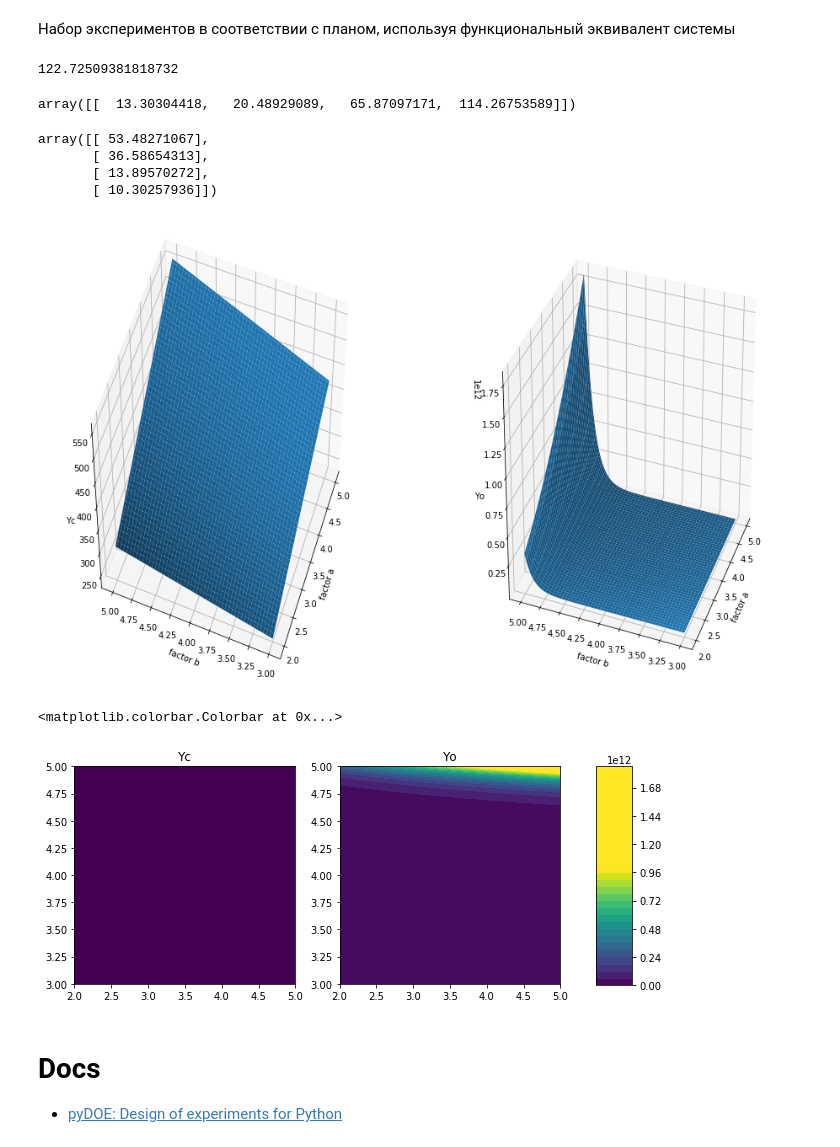
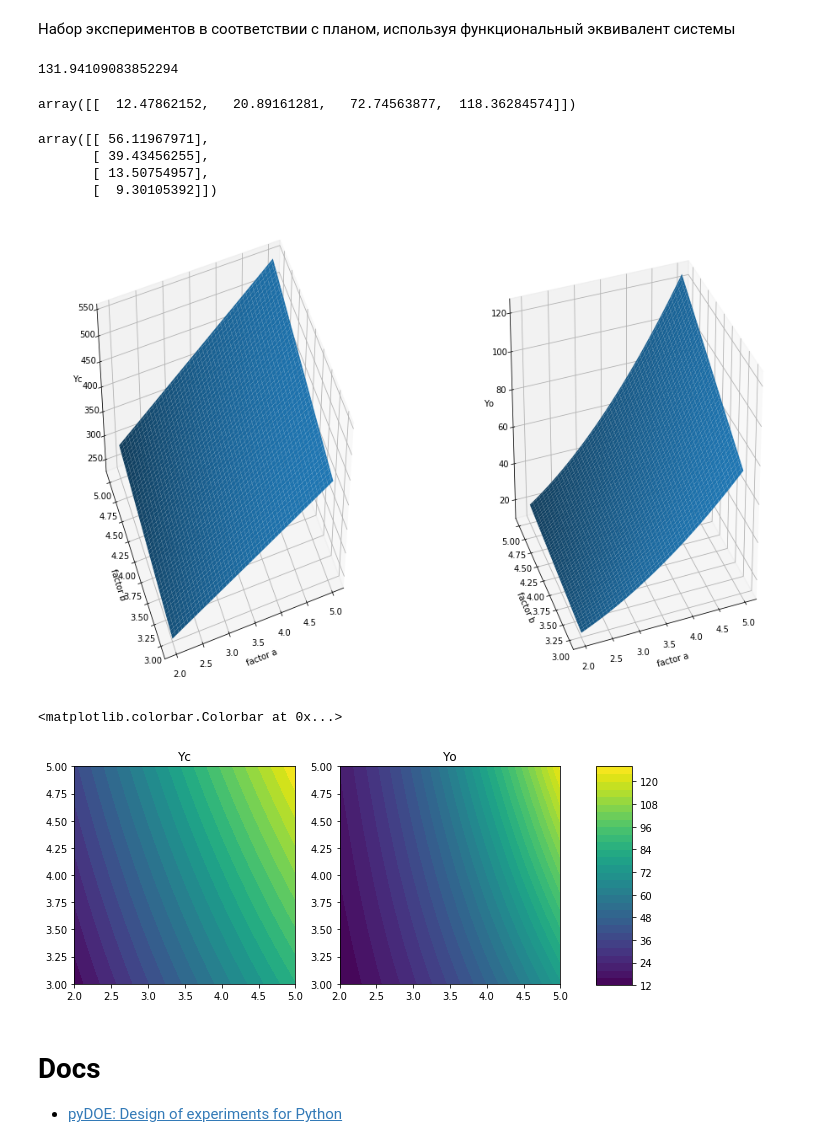
Before and after one commit to tandav/vsu-tasks, a Jupyter notebook: systems-analisys/lab-1.ipynb, the cells around one changed output. Drawn from its saved outputs; the diff is of its cells as text; code cells hidden in the pictures.

```diff
--- a/systems-analisys/lab-1.ipynb
+++ b/systems-analisys/lab-1.ipynb
@@ -95,7 +95,8 @@ def fracfact(gen):
         H[:, R2] *= -1
 
     # Return the fractional factorial design
-    return H
+#     return H
+    return np.array([[-1, -1,  1], [-1,  1, -1], [ 1, -1, -1], [ 1,  1,  1]])
 # %% [markdown]
 # Стратегическое планирование
 # %%
@@ -106,11 +107,5 @@ N = 2**nf
 # %%
 # формирование дробного двухуровневого плана эксперимента для учета взаимодействий
 frac_plan = fracfact('a b ab')
-frac_plan = np.array([[-1, -1,  1],
-                      [-1,  1, -1],
-                      [ 1, -1, -1],
-                      [ 1,  1,  1]])
-fictfact = np.ones((N, 1))
-X = np.hstack((fictfact, frac_plan)).T
-X
+frac_plan
 # %% [output]
@@ -145,7 +150,7 @@ print(t_сr, ne)
 # def systemeqv(a, b):
 #     return a + b * np.random.normal()
 
-def systemeqv(b, c, n=1):
+def systemeqv(b, c):
     '''erlang'''
     rand_list = np.random.random(int(c))
     return -b * np.log(np.prod(rand_list))
@@ -158,7 +160,7 @@ for a, b in frac_exp:
 dx = np.var(u)
 dx
 # %% [output]
-122.72509381818732
+131.94109083852294
 # %%
 # цикл по совокупности экспериментов стратегического плана
 Y = np.zeros((1, N))
@@ -167,27 +169,24 @@ for i, (a, b) in enumerate(frac_exp):
     Y[0, i] = np.var(u) # Оценка дисперсии реакции
 Y
 # %% [output]
-array([[  13.30304418,   20.48929089,   65.87097171,  114.26753589]])
+array([[  12.47862152,   20.89161281,   72.74563877,  118.36284574]])
 # %%
 # определение коэффициентов регрессии
 C = np.dot(X, X.T)
 b_ = np.linalg.multi_dot([np.linalg.inv(C), X, Y.T])
 b_
 # %% [output]
-array([[ 53.48271067],
-       [ 36.58654313],
-       [ 13.89570272],
-       [ 10.30257936]])
+array([[ 56.11967971],
+       [ 39.43456255],
+       [ 13.50754957],
+       [  9.30105392]])
 # %%
 A = np.linspace(minf[0], maxf[0], 100)
 B = np.linspace(minf[1], maxf[1], 100)
 x, y = np.meshgrid(A, B)
 Yc = b_[0] + b_[1]*x + b_[2]*y + b_[3]*x*y
-Yo = x**2 * np.exp(y**2) + np.exp(y**2 - 1)
+Yo = x**2 * y
 # %%
-# plt.contourf(x, y, Yo, 50)
-# plt.plot_surface(x, y, Yo, 50)
-
 fig = plt.figure(figsize=(16,10))
 ax1 = fig.add_subplot(121, projection='3d')
 ax1.plot_surface(x, y, Yc)
@@ -195,37 +194,38 @@ ax1.plot_surface(x, y, Yc)
 ax1.set_xlabel('factor a')
 ax1.set_ylabel('factor b')
 ax1.set_zlabel('Yc')
-ax1.view_init(elev=50., azim=200)
+ax1.view_init(elev=50., azim=250)
 
 ax2 = fig.add_subplot(122, projection='3d')
 ax2.plot_surface(x, y, Yo)
-# ax2.set_zlim([0, 100])
+# ax2.set_zlim([0, 2e13])
 # ax2.set_title('Yo')
 ax2.set_xlabel('factor a')
 ax2.set_ylabel('factor b')
 ax2.set_zlabel('Yo')
-ax2.view_init(elev=30., azim=200)
+ax2.view_init(elev=30., azim=250)
 # %% [output]
-[figure, old version]
+[figure, new version]
 # %%
 fig, ax = plt.subplots(nrows=1, ncols=2, figsize=(10, 4))
 
 ca = 30
-im = ax[0].contourf(x, y, Yc, ca, vmin=100, vmax=1e12)
-im = ax[1].contourf(x, y, Yo, ca, vmin=100, vmax=1e12)
-# im = ax[0].contourf(x, y, Yc, ca)
-# im = ax[1].contourf(x, y, Yo, ca)
+# im = ax[0].contourf(x, y, Yc, ca, vmin=0, vmax=1e3)
+# im = ax[1].contourf(x, y, Yo, ca, vmin=0, vmax=1e3)
+
+im = ax[0].contourf(x, y, Yc, ca)
+im = ax[1].contourf(x, y, Yo, ca)
 ax[0].set_title('Yc')
 ax[1].set_title('Yo')
 
 
 fig.subplots_adjust(right=0.8)
 cbar_ax = fig.add_axes([0.85, 0.12, 0.05, 0.76])
 
 fig.colorbar(im, cax=cbar_ax)
 # %% [output]
 <matplotlib.colorbar.Colorbar at 0x...>
-[figure, old version]
+[figure, new version]
 # %% [markdown]
 # Docs
 - [pyDOE: Design of experiments for Python](https://github.com/tisimst/pyDOE)
```
Also changed, not shown: parts of 4 cells of this notebook.
